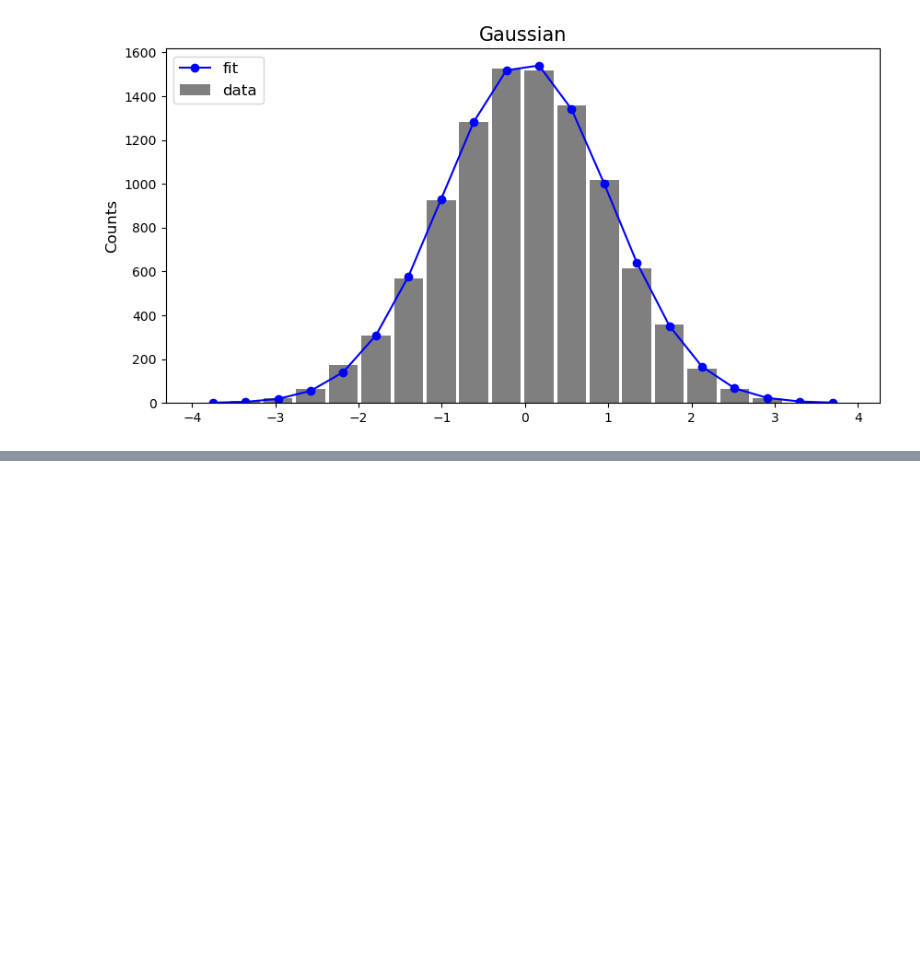
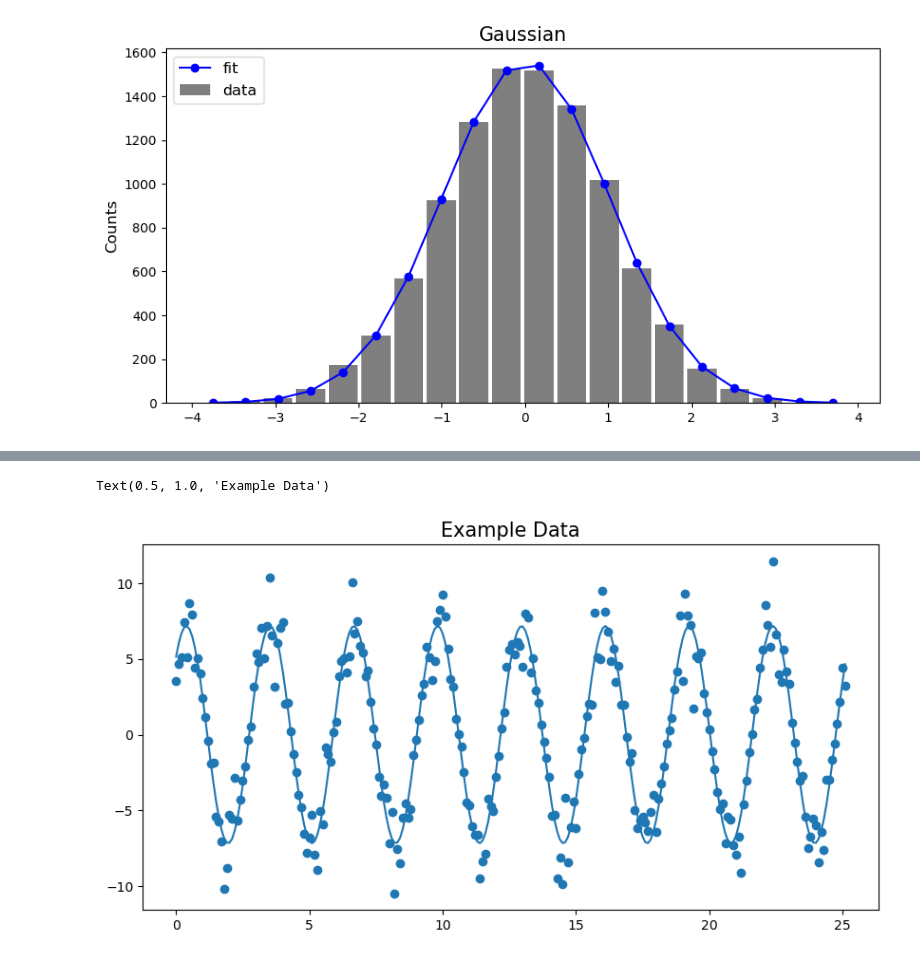
Before and after one commit to ctjohnson2/PythonTraining, a Jupyter notebook: Training.ipynb, the cells around one changed output, grey strips where cells are left out. Cells and saved outputs as stored; diff of their text form; code cells hidden in the pictures; blank space fills up the shorter version.

```diff
--- a/Training.ipynb
+++ b/Training.ipynb
@@ -270,0 +312,18 @@ ax.legend(loc = 'upper left', fontsize= 12)
+# %%
+"""
+Solution
+
+"""
+
+sin_func = lambda x: x[0]*np.sin( x[1]*X+x[2])
+resid = lambda x: np.dot((sin_func(x) - Y),(sin_func(x) - Y))
+initial_guess = [5,2,1]
+result = minimize(resid, initial_guess,tol=1e-3)
+
+fig, ax = plt.subplots(figsize=(10,5))
+ax.scatter(x = X, y = Y)
+ax.plot(X,sin_func(result.x))
+ax.set_title('Example Data',fontsize=15)
+# %% [output]
+Text(0.5, 1.0, 'Example Data')
+[figure, added]
```
Also changed, not shown: parts of 12 cells of this notebook, 3 other files.
